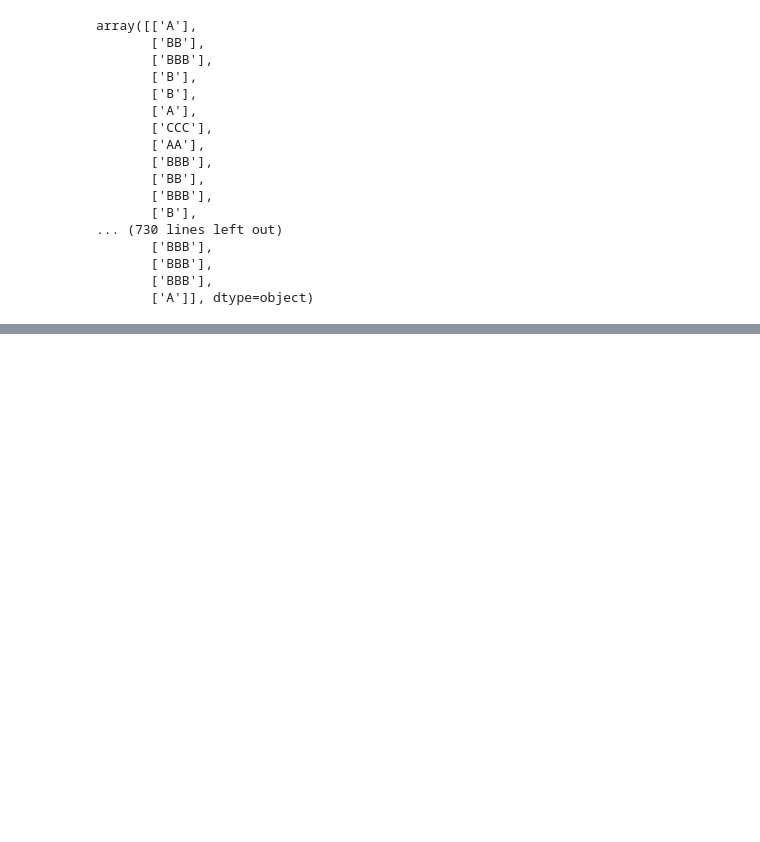
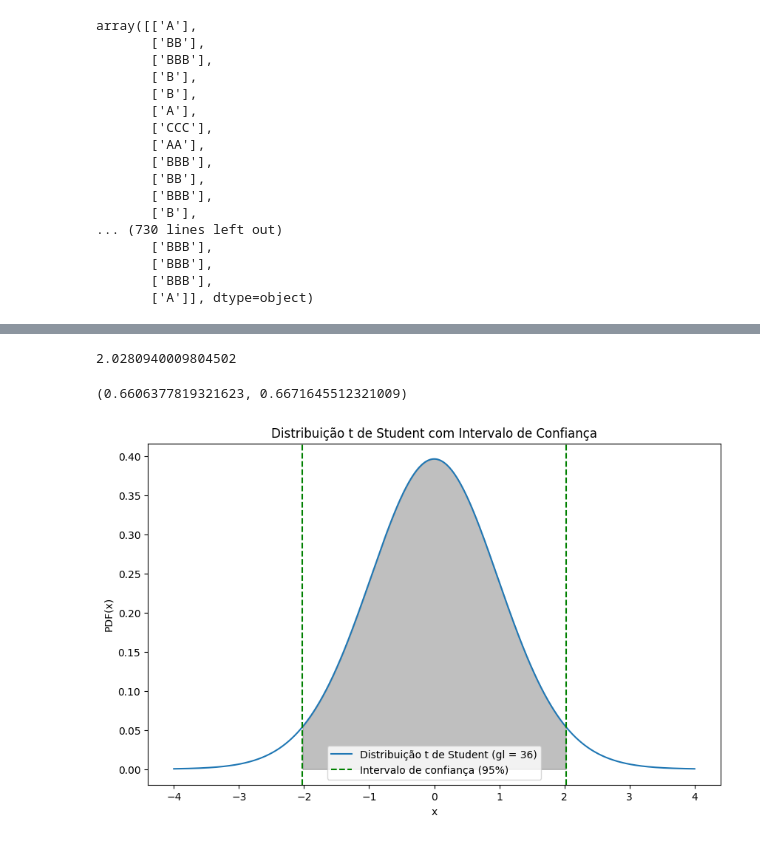
Before and after one commit to ChristianNMoreira/corporateRatingClassificationNN, a Jupyter notebook: corporateCreditRating.ipynb, the cells around one changed output, grey strips where cells are left out. Saved outputs shown, nothing was run; the diff lists cells and outputs as text; code cells hidden in the pictures; blank space fills up the shorter version.

```diff
--- a/corporateCreditRating.ipynb
+++ b/corporateCreditRating.ipynb
@@ -344,0 +454,7 @@ plt.show()
+# %%
+f = open('test_results.txt', 'r')
+l = []
+for line in f.readlines():
+    l.append(float(line.split(' |')[1].strip()))
+l = np.asarray(l)
+l
@@ -344,0 +470,39 @@ plt.show()
+# %%
+mean = np.mean(l)
+std = np.std(l, ddof=1)
+gl = len(l) - 1
+confidence_level = 0.95
+
+t_critical = stats.t.ppf(1 - (1 - confidence_level)/2, gl)
+margin = t_critical * (std / np.sqrt(len(l)))
+
+confidence_interval = (mean - margin, mean + margin)
+# %%
+t_critical
+# %% [output]
+2.0280940009804502
+# %%
+confidence_interval
+# %% [output]
+(0.6606377819321623, 0.6671645512321009)
+# %%
+# Configuração do gráfico
+x = np.linspace(-4, 4, 1000)
+y = stats.t.pdf(x, df=gl)
+
+# Plotar a distribuição t
+plt.figure(figsize=(10, 6))
+plt.plot(x, y, label=f'Distribuição t de Student (gl = {gl})')
+plt.fill_between(x, y, where=(x > stats.t.ppf(0.025, df=gl)) & (x < stats.t.ppf(0.975, df=gl)), color='gray', alpha=0.5)
+
+# Adicionar a média e o intervalo de confiança ao gráfico
+plt.axvline(t_critical, color='g', linestyle='--', label=f'Intervalo de confiança ({confidence_level*100:.0f}%)')
+plt.axvline(-t_critical, color='g', linestyle='--')
+
+plt.title('Distribuição t de Student com Intervalo de Confiança')
+plt.xlabel('x')
+plt.ylabel('PDF(x)')
+plt.legend()
+plt.show()
+# %% [output]
+[figure, added]
```
Also changed, not shown: parts of 12 cells of this notebook, 1 other file.
